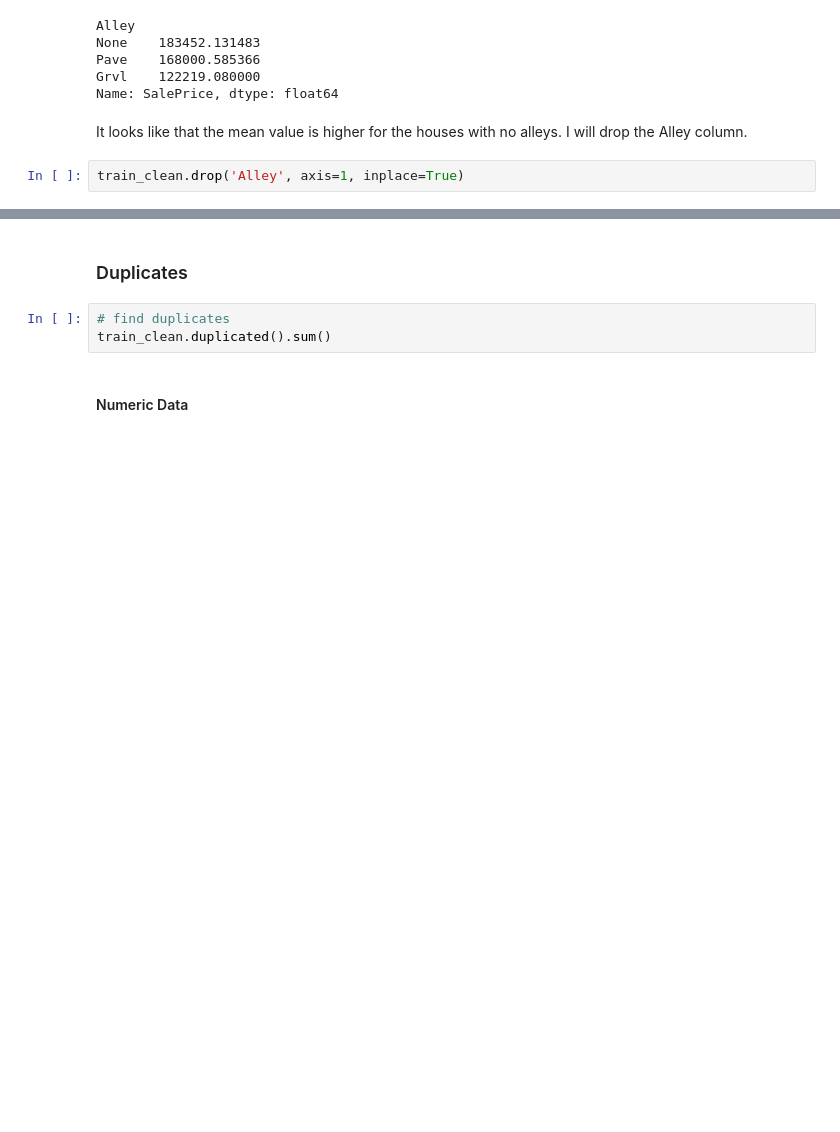
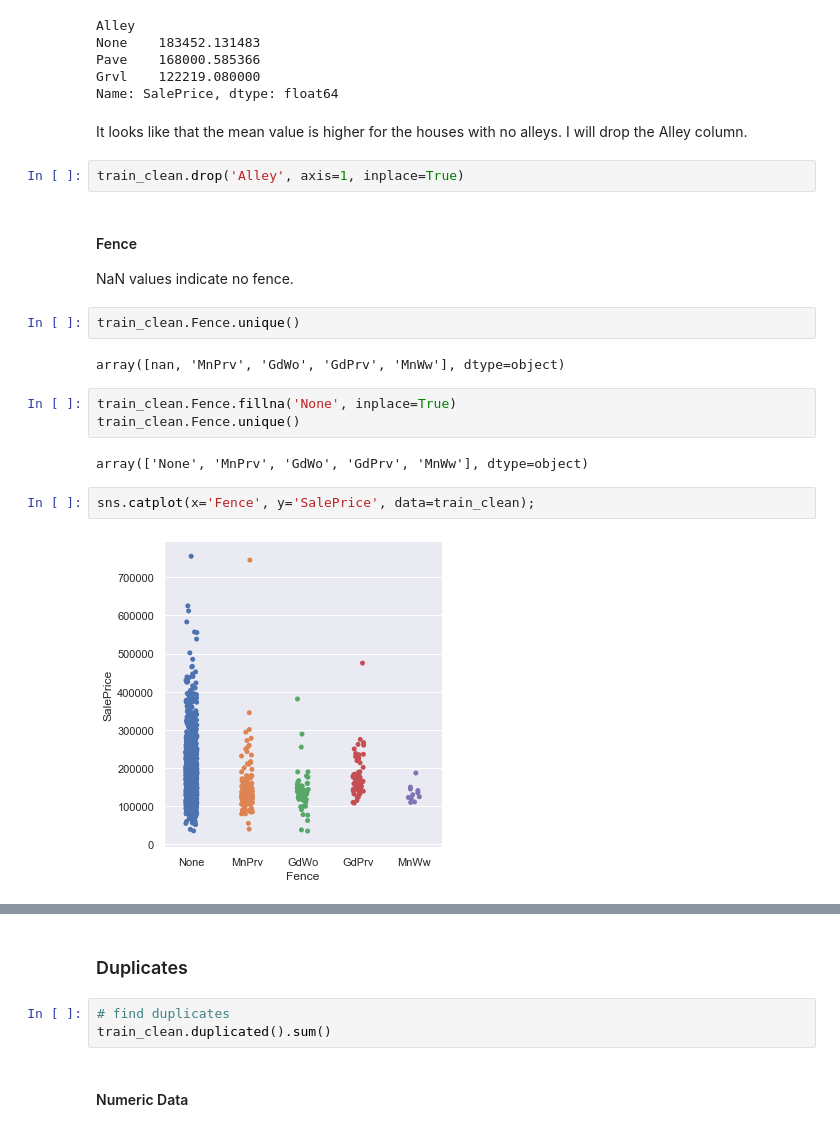
Before and after one commit to gepallas/ML_House_Prices, a Jupyter notebook: HousePricesEDA.ipynb, the cells around one changed output, grey strips where cells are left out. Saved outputs shown, nothing was run; the diff lists cells and outputs as text; blank space fills up the shorter version.

Commit message:
Handling missing values.

```diff
--- a/HousePricesEDA.ipynb
+++ b/HousePricesEDA.ipynb
@@ -361,3 +361,20 @@ Name: SalePrice, dtype: float64
 It looks like that the mean value is higher for the houses with no alleys. I will drop the Alley column.
 # %%
 train_clean.drop('Alley', axis=1, inplace=True)
+# %% [markdown]
+#### Fence
+
+NaN values indicate no fence.
+# %%
+train_clean.Fence.unique()
+# %% [output]
+array([nan, 'MnPrv', 'GdWo', 'GdPrv', 'MnWw'], dtype=object)
+# %%
+train_clean.Fence.fillna('None', inplace=True)
+train_clean.Fence.unique()
+# %% [output]
+array(['None', 'MnPrv', 'GdWo', 'GdPrv', 'MnWw'], dtype=object)
+# %%
+sns.catplot(x='Fence', y='SalePrice', data=train_clean);
+# %% [output]
+[figure, added]
```
Also changed, not shown: parts of 4 cells of this notebook.
